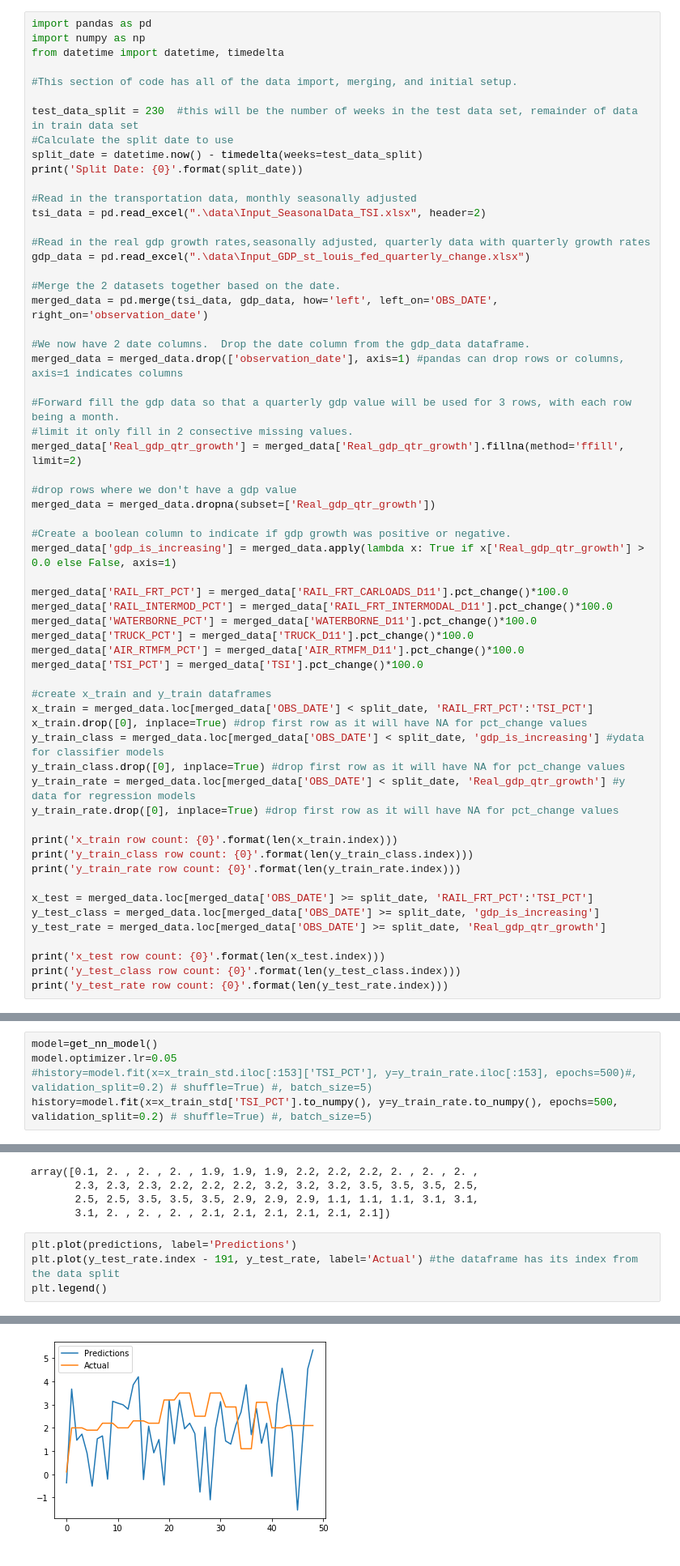
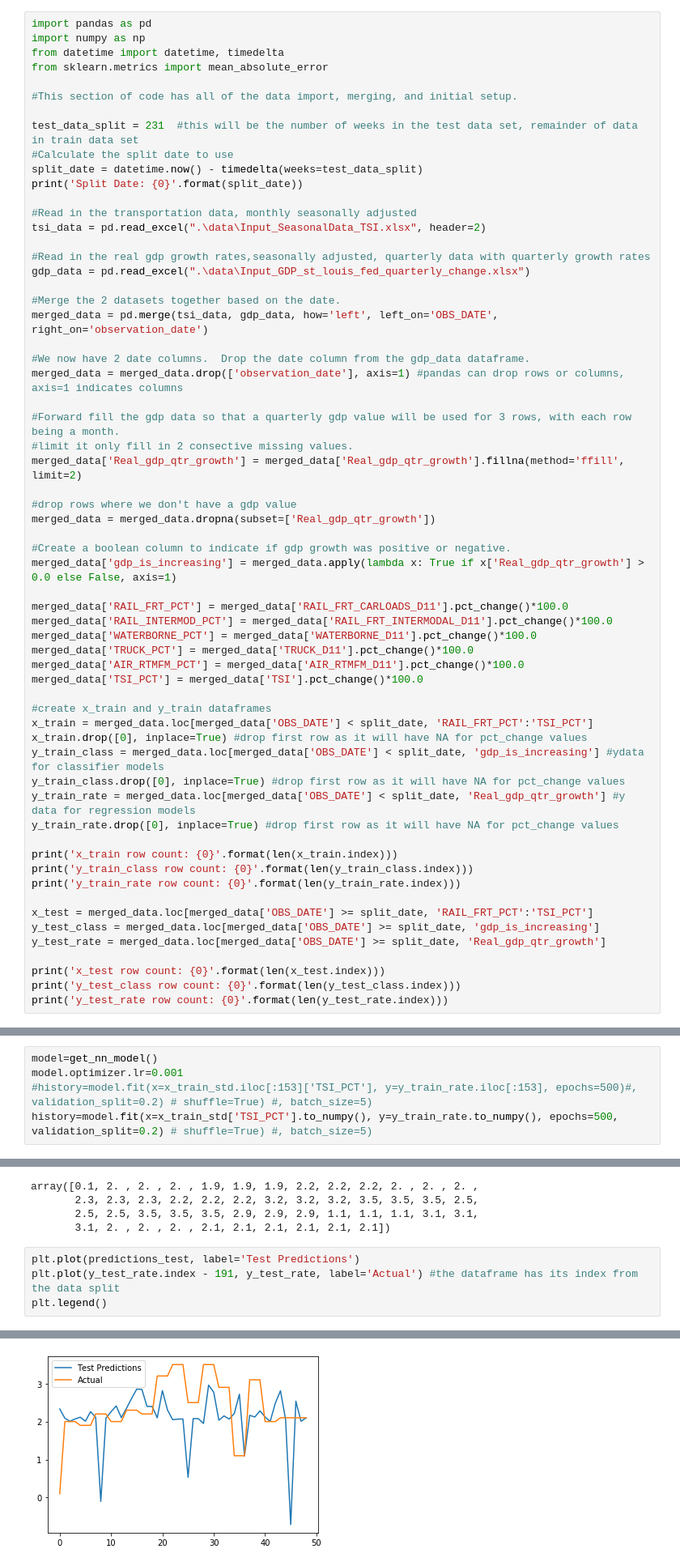
Before and after one commit to schkotty/Data-Science, a Jupyter notebook: GDP-Predictor/GDP-Predictor-NeuralNetRegression.ipynb, the cells around one changed output, grey strips where cells are left out. Shown: that part at 81% size. Cells and saved outputs as stored; diff of their text form.

Commit message:
Updated NN regression model

```diff
--- a/GDP-Predictor/GDP-Predictor-NeuralNetRegression.ipynb
+++ b/GDP-Predictor/GDP-Predictor-NeuralNetRegression.ipynb
@@ -2,10 +2,11 @@
 import pandas as pd
 import numpy as np
 from datetime import datetime, timedelta
+from sklearn.metrics import mean_absolute_error
 
 #This section of code has all of the data import, merging, and initial setup.
 
-test_data_split = 230  #this will be the number of weeks in the test data set, remainder of data in train data set
+test_data_split = 231  #this will be the number of weeks in the test data set, remainder of data in train data set
 #Calculate the split date to use
 split_date = datetime.now() - timedelta(weeks=test_data_split)
 print('Split Date: {0}'.format(split_date))
@@ -192,7 +177,7 @@ def get_nn_model():
     return model
 # %%
 model=get_nn_model()
-model.optimizer.lr=0.05
+model.optimizer.lr=0.001
 #history=model.fit(x=x_train_std.iloc[:153]['TSI_PCT'], y=y_train_rate.iloc[:153], epochs=500)#, validation_split=0.2) # shuffle=True) #, batch_size=5)
 history=model.fit(x=x_train_std['TSI_PCT'].to_numpy(), y=y_train_rate.to_numpy(), epochs=500, validation_split=0.2) # shuffle=True) #, batch_size=5)
 # %% [output]
@@ -262,11 +236,11 @@ array([0.1, 2. , 2. , 2. , 1.9, 1.9, 1.9, 2.2, 2.2, 2.2, 2. , 2. , 2. ,
        2.5, 2.5, 3.5, 3.5, 3.5, 2.9, 2.9, 2.9, 1.1, 1.1, 1.1, 3.1, 3.1,
        3.1, 2. , 2. , 2. , 2.1, 2.1, 2.1, 2.1, 2.1, 2.1])
 # %%
-plt.plot(predictions, label='Predictions')
+plt.plot(predictions_test, label='Test Predictions')
 plt.plot(y_test_rate.index - 191, y_test_rate, label='Actual') #the dataframe has its index from the data split
 plt.legend()
 # %% [output]
 <matplotlib.legend.Legend at 0x...>
-[figure, old version]
+[figure, new version]
 # %%
 # Plot history: MAE
```
Also changed, not shown: parts of 35 cells of this notebook.
